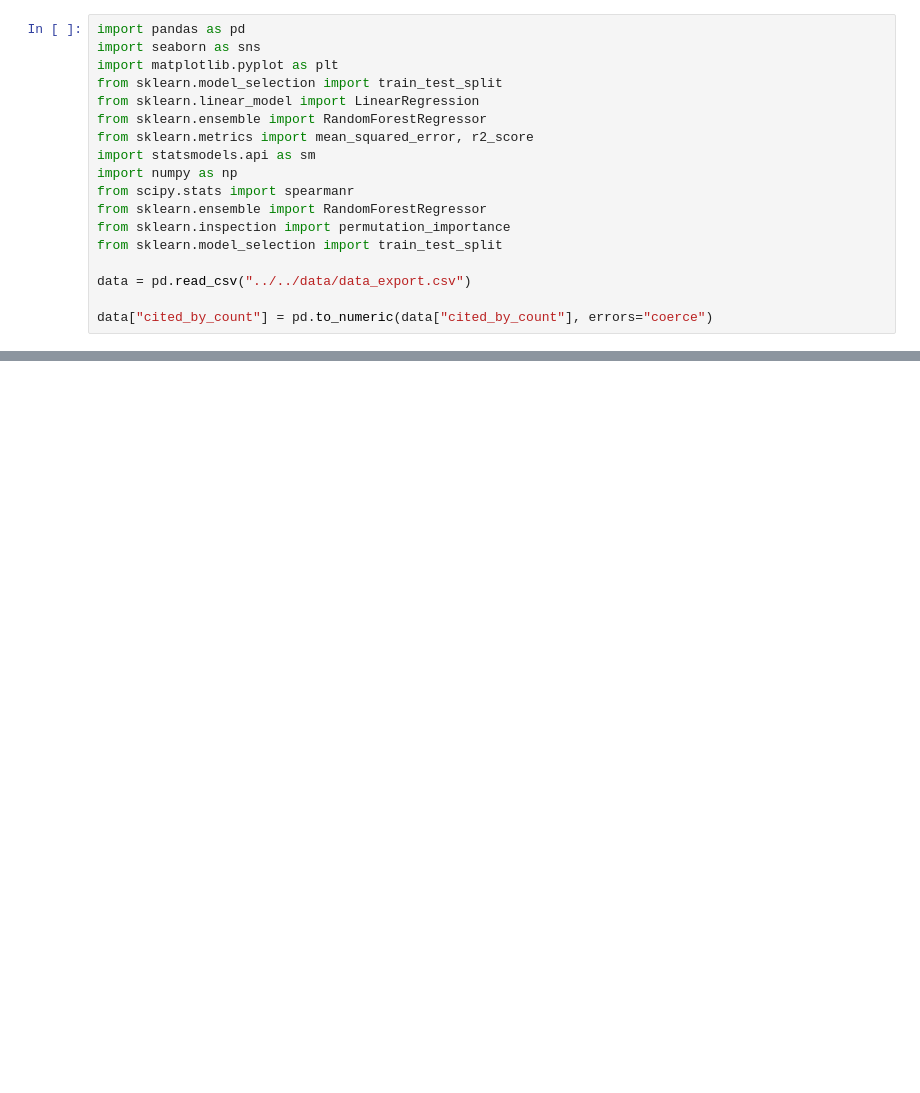
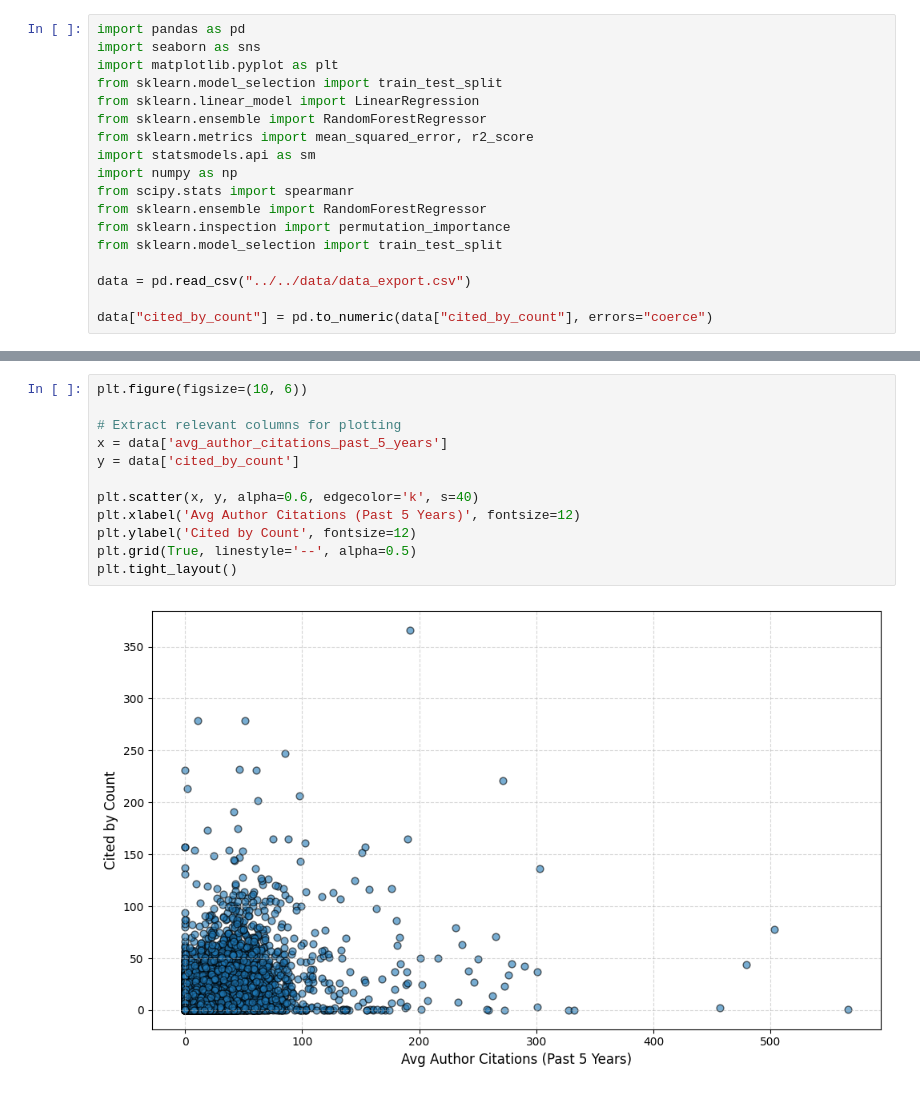
Before and after one commit to franekl/soccer-research-evolution, a Jupyter notebook: code/influence_on_citations/regression.ipynb, the cells around one changed output, grey strips where cells are left out. Drawn from its saved outputs; the diff is of its cells as text; blank space fills up the shorter version.

```diff
--- a/code/influence_on_citations/regression.ipynb
+++ b/code/influence_on_citations/regression.ipynb
@@ -82,0 +138,14 @@ plt.show()
+# %%
+plt.figure(figsize=(10, 6))
+
+# Extract relevant columns for plotting
+x = data['avg_author_citations_past_5_years']
+y = data['cited_by_count']
+
+plt.scatter(x, y, alpha=0.6, edgecolor='k', s=40)
+plt.xlabel('Avg Author Citations (Past 5 Years)', fontsize=12)
+plt.ylabel('Cited by Count', fontsize=12)
+plt.grid(True, linestyle='--', alpha=0.5)
+plt.tight_layout()
+# %% [output]
+[figure, added]
```
Also changed, not shown: parts of 7 cells of this notebook, 4 other files.
